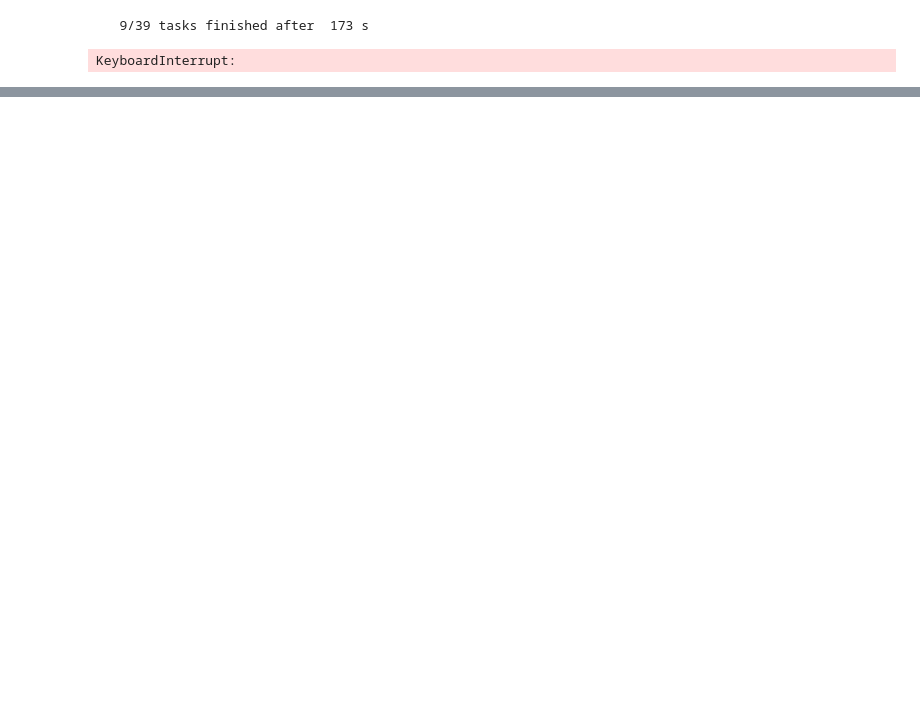
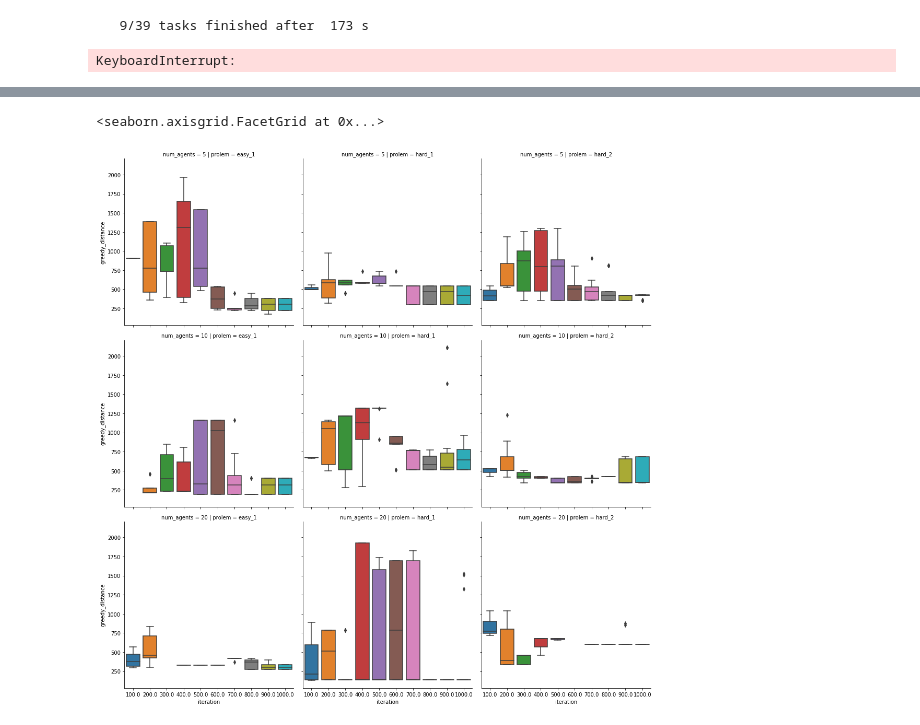
Before and after one commit to ovgu-FINken/ACO-MAPF, a Jupyter notebook: Aco-Visualization.ipynb, the cells around one changed output, grey strips where cells are left out. Drawn from its saved outputs; the diff is of its cells as text; code cells hidden in the pictures; blank space fills up the shorter version.

```diff
--- a/Aco-Visualization.ipynb
+++ b/Aco-Visualization.ipynb
@@ -171,13 +171,11 @@ remote_parameters = [
 e = Experiment(with_cluster=False, parameters=remote_parameters)
 e.save_parameters("data/default_evaporation.json")
 # %%
-remote = Experiment(with_cluster=False)
-remote.load_parameters("test.json")
-params = remote.parameters
-df = remote.load_results("test.pkl")
+remote = Experiment(with_cluster=False, param_file="data/optimize.json")
+df = remote.load_results("data/optimize_test.pkl")
 df = df.replace(np.inf, np.nan)
 df['iteration'] = 100 * np.ceil(df['world_step_count'] / 100)
 df['ratio'] = df["arrived"] / (df["stuck"] + df["arrived"])
-df.loc[df["world_step_count"]==50].head(50)
+#df.loc[df["world_step_count"]==50].head(50)
 # %%
 df["iteration"].unique()
@@ -186,0 +209,2 @@ for p in params:
+# %%
+best = df.loc[df.individual == 1]
@@ -186,0 +231,5 @@ for p in params:
+# %%
+sns.catplot(data=best, x="iteration", y="greedy_distance", kind="box", col="prolem", row="num_agents")
+# %% [output]
+<seaborn.axisgrid.FacetGrid at 0x...>
+[figure, added]
```
Also changed, not shown: parts of 6 cells of this notebook, 2 other files.
